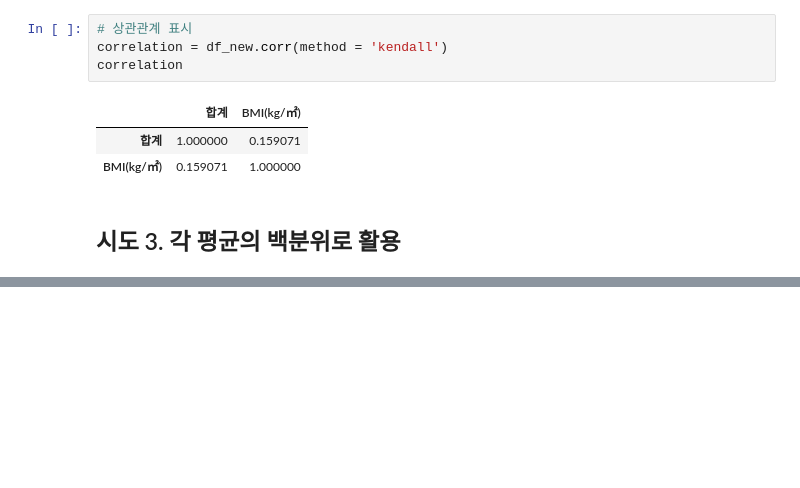
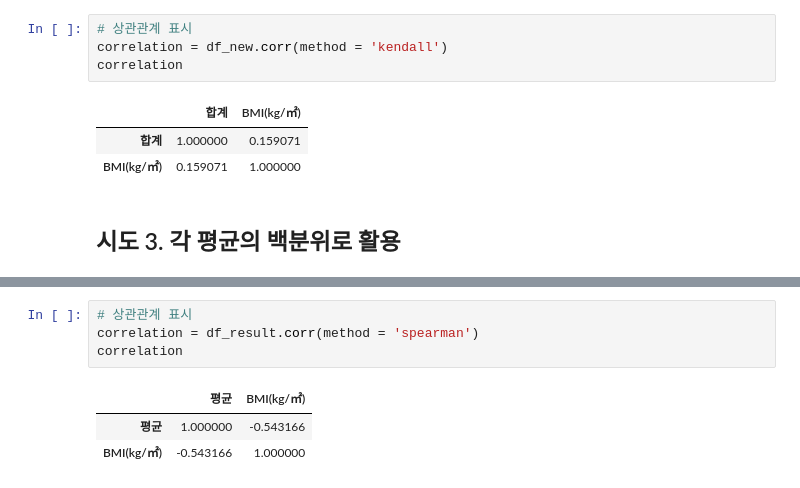
Before and after one commit to Marchbreeze/Edu-Public-Data, a Jupyter notebook: everypap_corr.ipynb, the cells around one changed output, grey strips where cells are left out. Drawn from its saved outputs; the diff is of its cells as text; blank space fills up the shorter version.

Commit message:
고등학교 Paps 성적과 BMI 지수의 상관관계 분석

```diff
--- a/everypap_corr.ipynb
+++ b/everypap_corr.ipynb
@@ -115,0 +181,8 @@ TypeError: '>' not supported between instances of 'str' and 'int'
+# %%
+# 상관관계 표시
+correlation = df_result.corr(method = 'spearman')
+correlation
+# %% [output]
+|  | 평균 | BMI(kg/㎡) |
+| 평균 | 1.000000 | -0.543166 |
+| BMI(kg/㎡) | -0.543166 | 1.000000 |
```
Also changed, not shown: parts of 4 cells of this notebook.
